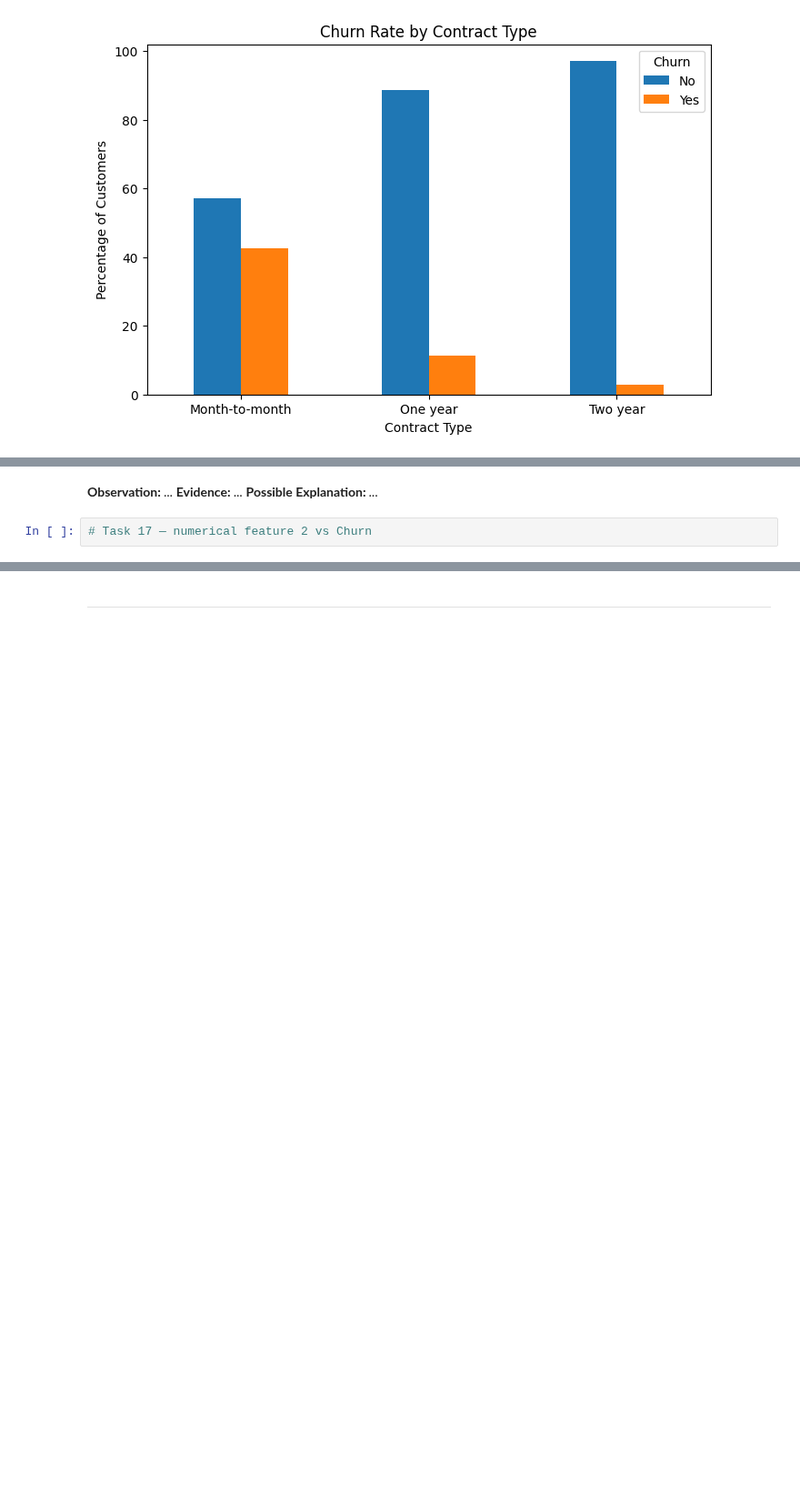
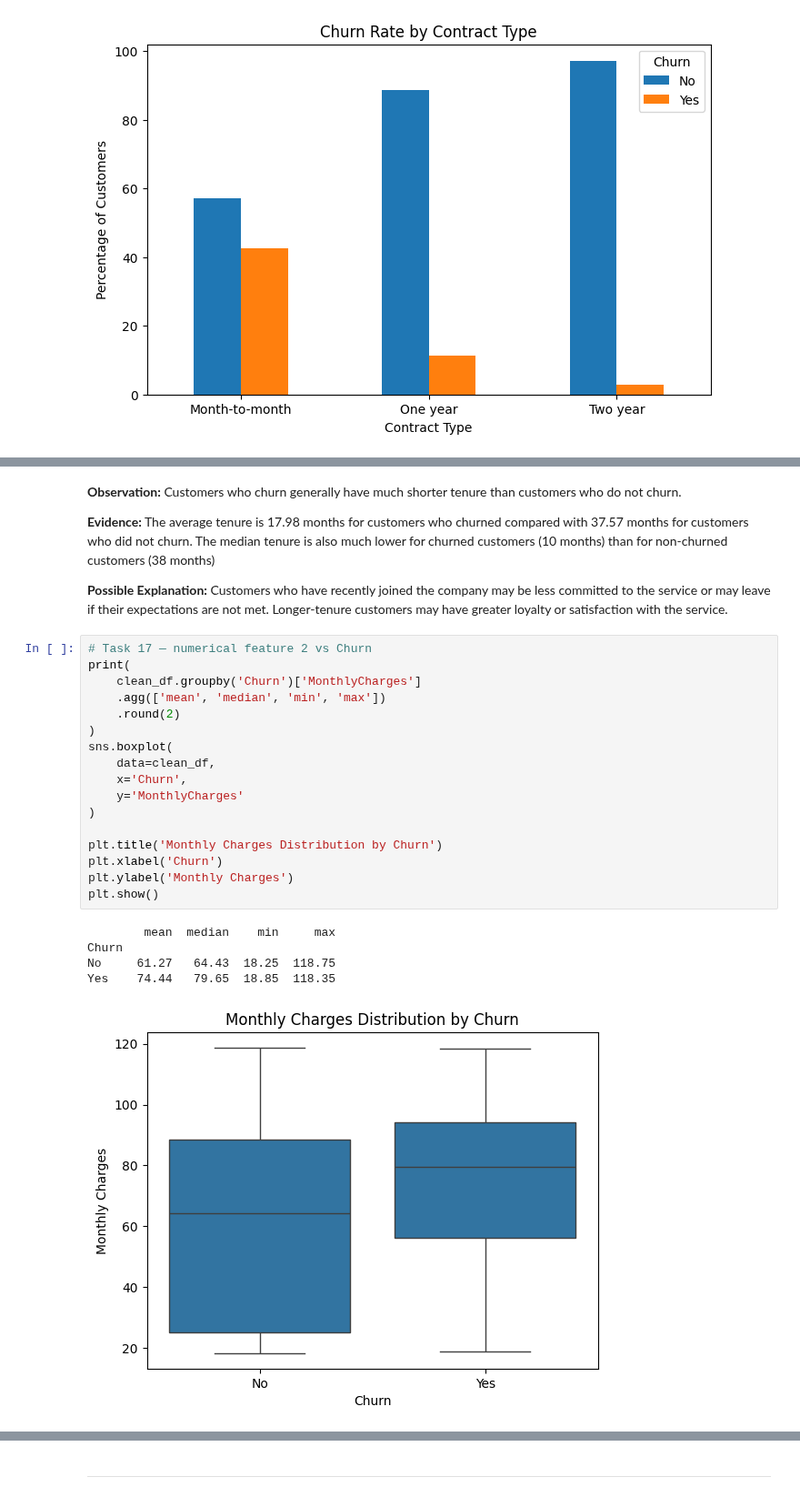
Before and after one commit to Ritika-Lund/Machine-learning-Lab, a Jupyter notebook: Lab2_Data_Cleaning_EDA_Template.ipynb, the cells around one changed output, grey strips where cells are left out. Shown at 91% size. Drawn from its saved outputs; the diff is of its cells as text; blank space fills up the shorter version.

```diff
--- a/Lab2_Data_Cleaning_EDA_Template.ipynb
+++ b/Lab2_Data_Cleaning_EDA_Template.ipynb
@@ -467,7 +518,30 @@ Two year        97.17   2.83
 # %% [markdown]
-**Observation:** _..._
-**Evidence:** _..._
-**Possible Explanation:** _..._
+**Observation:** Customers who churn generally have much shorter tenure than customers who do not churn.
+
+**Evidence:** The average tenure is 17.98 months for customers who churned compared with 37.57 months for customers who did not churn. The median tenure is also much lower for churned customers (10 months) than for non-churned customers (38 months)
+
+**Possible Explanation:** Customers who have recently joined the company may be less committed to the service or may leave if their expectations are not met. Longer-tenure customers may have greater loyalty or satisfaction with the service.
 # %%
 # Task 17 — numerical feature 2 vs Churn
+print(
+    clean_df.groupby('Churn')['MonthlyCharges']
+    .agg(['mean', 'median', 'min', 'max'])
+    .round(2)
+)
+sns.boxplot(
+    data=clean_df,
+    x='Churn',
+    y='MonthlyCharges'
+)
+
+plt.title('Monthly Charges Distribution by Churn')
+plt.xlabel('Churn')
+plt.ylabel('Monthly Charges')
+plt.show()
+# %% [output]
+        mean  median    min     max
+Churn
+No     61.27   64.43  18.25  118.75
+Yes    74.44   79.65  18.85  118.35
+[figure, added]
 # %% [markdown]
```
Also changed, not shown: parts of 5 cells of this notebook.
